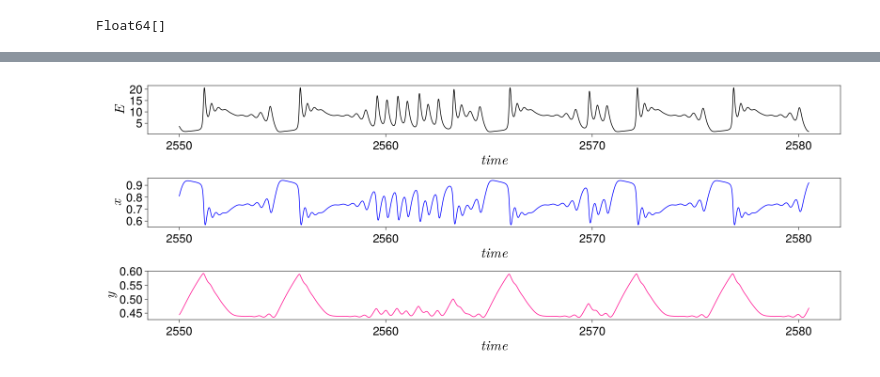
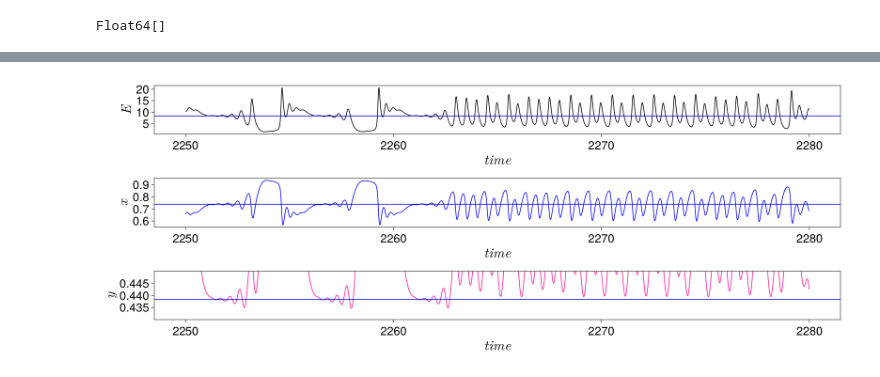
Before and after one commit to SergeyNovak777/dynamical-systems, a Jupyter notebook: Tsodyks Markram/Levanova/3 набор параметров/Количество витков.ipynb, the cells around one changed output, grey strips where cells are left out. Drawn from its saved outputs; the diff is of its cells as text; code cells hidden in the pictures.

```diff
--- a/Tsodyks Markram/Levanova/3 набор параметров/Количество витков.ipynb
+++ b/Tsodyks Markram/Levanova/3 набор параметров/Количество витков.ipynb
@@ -111,7 +111,7 @@ const xthr = 0.75; const ythr = 0.4; const α = 1.58; const ΔU0 = 0.305;
 time = 2000; tt = 1000; tstep = 0.001; times = [time, tt]
 integ_set = (alg = Vern9(), adaptive = false, dt = tstep);
 # %%
-index_dot = 25
+index_dot = 13 # 25
 I0_hom_dot = I0_hom[index_dot]
 U0_hom_dot = U0_hom[index_dot]
 
@@ -297,32 +297,32 @@ abs(glob_min[3] - glob_min[4])
 # %%
-ts, tf = 550000, 580500
+ts, tf = 250000, 280000
 lb_size_ts = 30
 tck_size_ts = 25
 f = Figure(resolution = (1600, 600))
 
 axisE = Axis(f[1, 1], xlabel = L"$time$", ylabel = L"$E$",
             xlabelsize = lb_size_ts, ylabelsize = lb_size_ts,
             xticklabelsize = tck_size_ts, yticklabelsize = tck_size_ts,
             xgridvisible = false, ygridvisible = false)
 axisx = Axis(f[2, 1], xlabel = L"$time$", ylabel = L"$x$",
             xlabelsize = lb_size_ts, ylabelsize = lb_size_ts,
             xticklabelsize = tck_size_ts, yticklabelsize = tck_size_ts,
             xgridvisible = false, ygridvisible = false)
 axisy = Axis(f[3, 1], xlabel = L"$time$", ylabel = L"$y$",
             xlabelsize = lb_size_ts, ylabelsize = lb_size_ts,
             xticklabelsize = tck_size_ts, yticklabelsize = tck_size_ts,
             xgridvisible = false, ygridvisible = false)
 
 
 lines!(axisE, trange[ts:tf], sol[ts:tf, 1], linewidth = 1.5, color = :black)
-#hlines!(axisE, fp[1][1], color = :blue)
+hlines!(axisE, fp[1][1], color = :blue)
 
 lines!(axisx, trange[ts:tf], sol[ts:tf, 2], linewidth = 1.5, color = :blue)
-#hlines!(axisx, fp[1][2], color = :blue)
+hlines!(axisx, fp[1][2], color = :blue)
 
 lines!(axisy, trange[ts:tf], sol[ts:tf, 3], linewidth = 1.5, color = :deeppink)
-#hlines!(axisy, fp[1][3], color = :blue)
-#ylims!(axisy, 0.43, 0.45)
+hlines!(axisy, fp[1][3], color = :blue)
+ylims!(axisy, 0.43, 0.45)
 f
 # %% [output]
-[figure, old version]
+[figure, new version]
```
Also changed, not shown: parts of 14 cells of this notebook, 1 other file.
